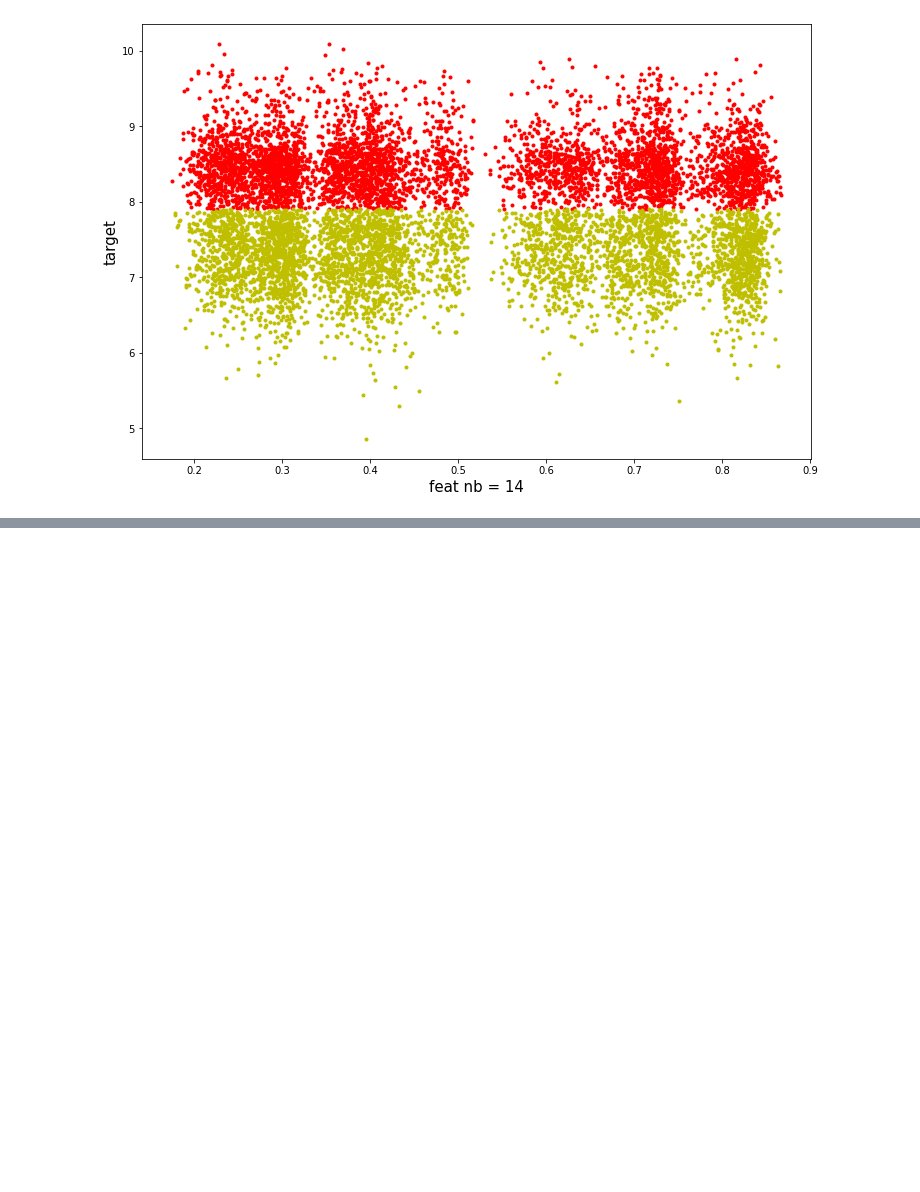
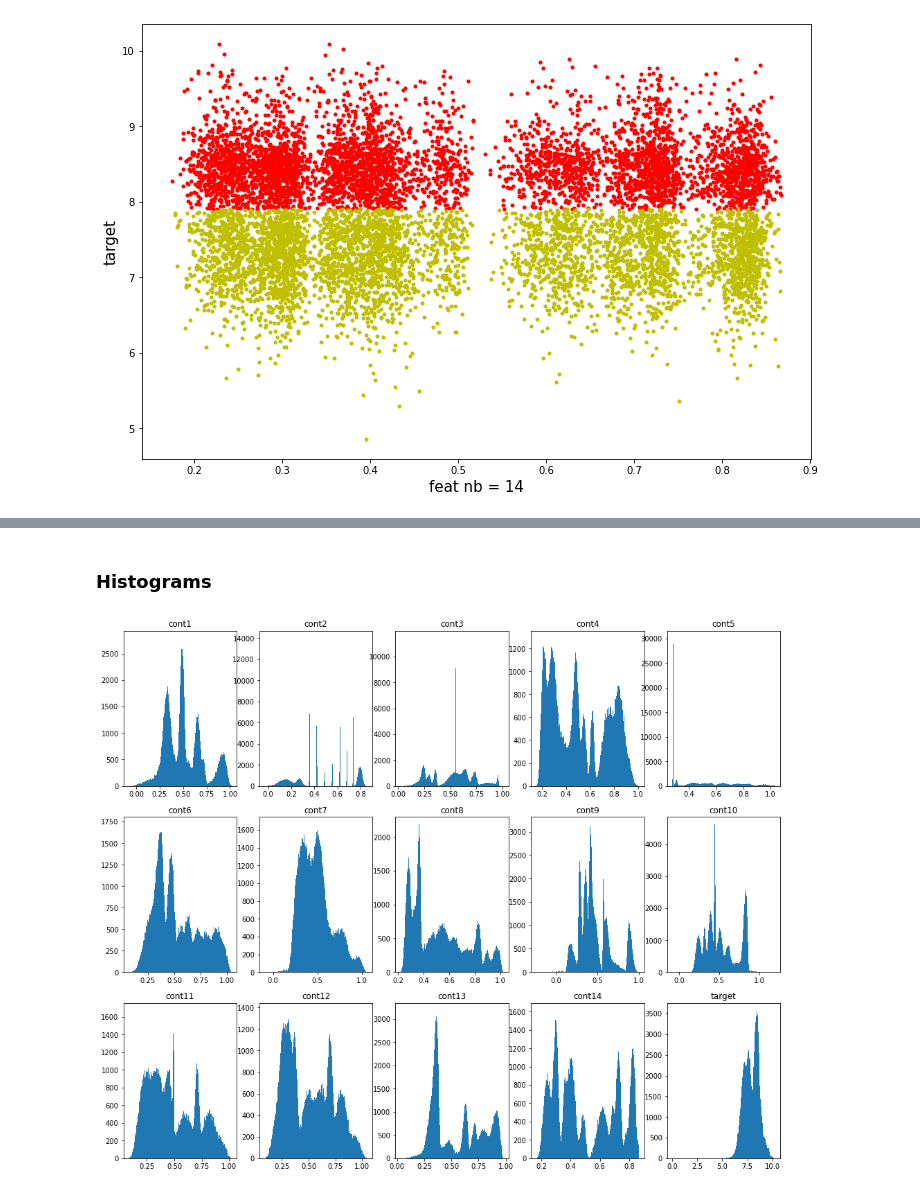
Before and after one commit to OthmanElHammouchi/kaggle, a Jupyter notebook: probing.ipynb, the cells around one changed output, grey strips where cells are left out. Cells and saved outputs as stored; diff of their text form; code cells hidden in the pictures; blank space fills up the shorter version.

```diff
--- a/probing.ipynb
+++ b/probing.ipynb
@@ -144,0 +156,15 @@ plot_correlation_matrix(pd.DataFrame(X_r))
+# %% [markdown]
+### Histograms
+# %%
+fig, ax = plt.subplots(3, 5, figsize = (17, 14))
+
+for i in range(0,3):
+	for j in range(0,5):
+		if 5*i+j+1 <=14:
+			ax[i,j].hist(train_set[f'cont{5*i+j+1}'], bins = int(np.ceil(np.sqrt(len(train_set[f'cont{5*i+j+1}'])))))
+			ax[i,j].set_title(f'cont{5*i+j+1}')
+		else:
+			ax[i,j].hist(train_set['target'], bins = int(np.ceil(np.sqrt(len(train_set['target'])))))
+			ax[i,j].set_title('target')
+# %% [output]
+[figure, added]
```
Also changed, not shown: parts of 11 cells of this notebook.
